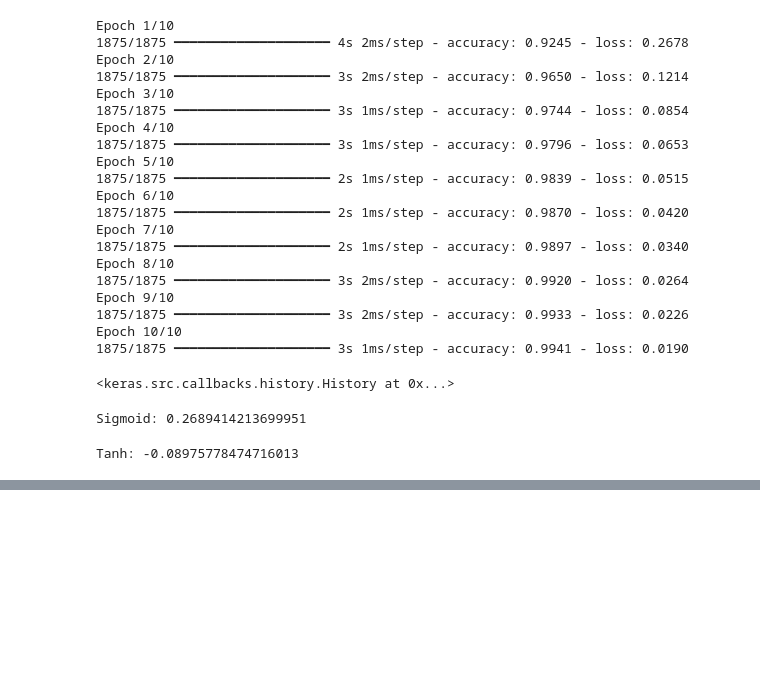
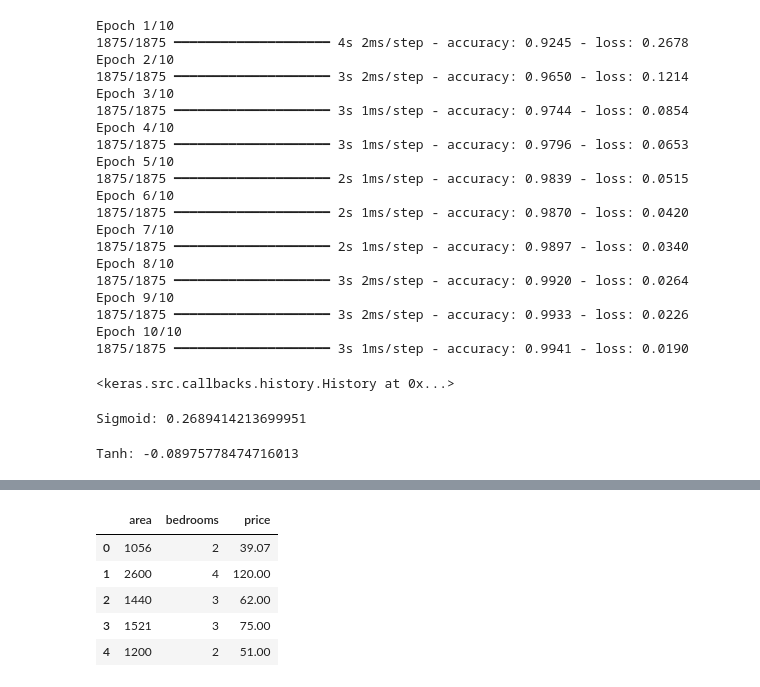
Before and after one commit to ADITYAGUPTAx/Deep-Learning, a Jupyter notebook: Deep learning.ipynb, the cells around one changed output, grey strips where cells are left out. Cells and saved outputs as stored; diff of their text form; code cells hidden in the pictures; blank space fills up the shorter version.

```diff
--- a/Deep learning.ipynb
+++ b/Deep learning.ipynb
@@ -199,0 +460,10 @@ Tanh: -0.08975778474716013
+# %%
+df=pd.read_csv("homeprices_banglore.csv")
+df.head()
+# %% [output]
+|  | area | bedrooms | price |
+| 0 | 1056 | 2 | 39.07 |
+| 1 | 2600 | 4 | 120.00 |
+| 2 | 1440 | 3 | 62.00 |
+| 3 | 1521 | 3 | 75.00 |
+| 4 | 1200 | 2 | 51.00 |
```
Also changed, not shown: parts of 35 cells of this notebook, 3 other files.
